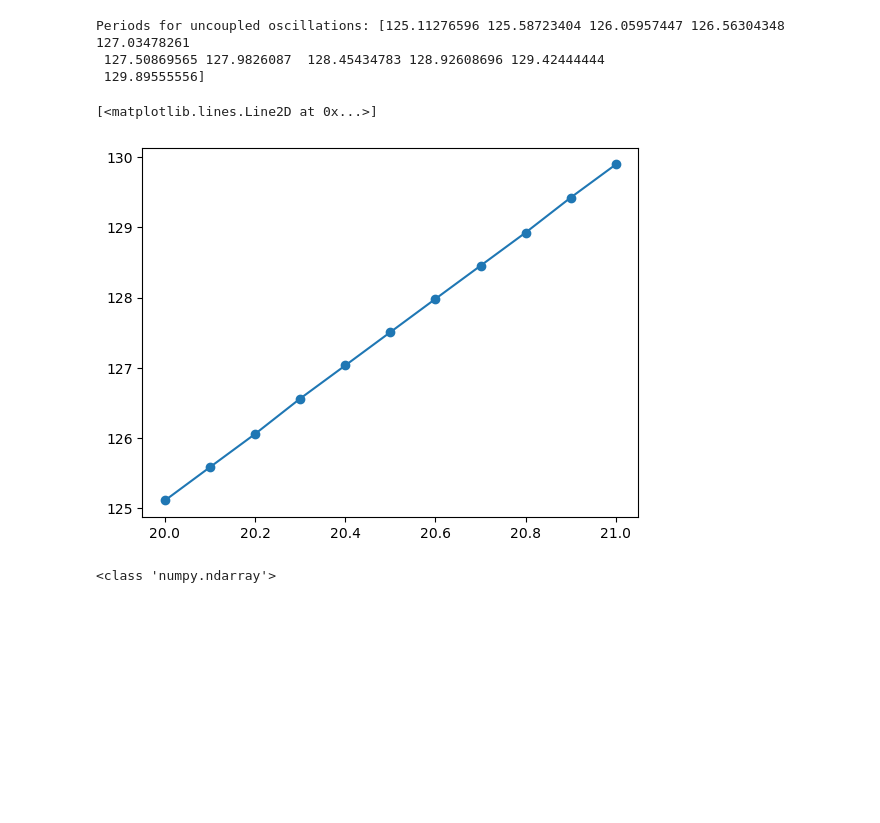
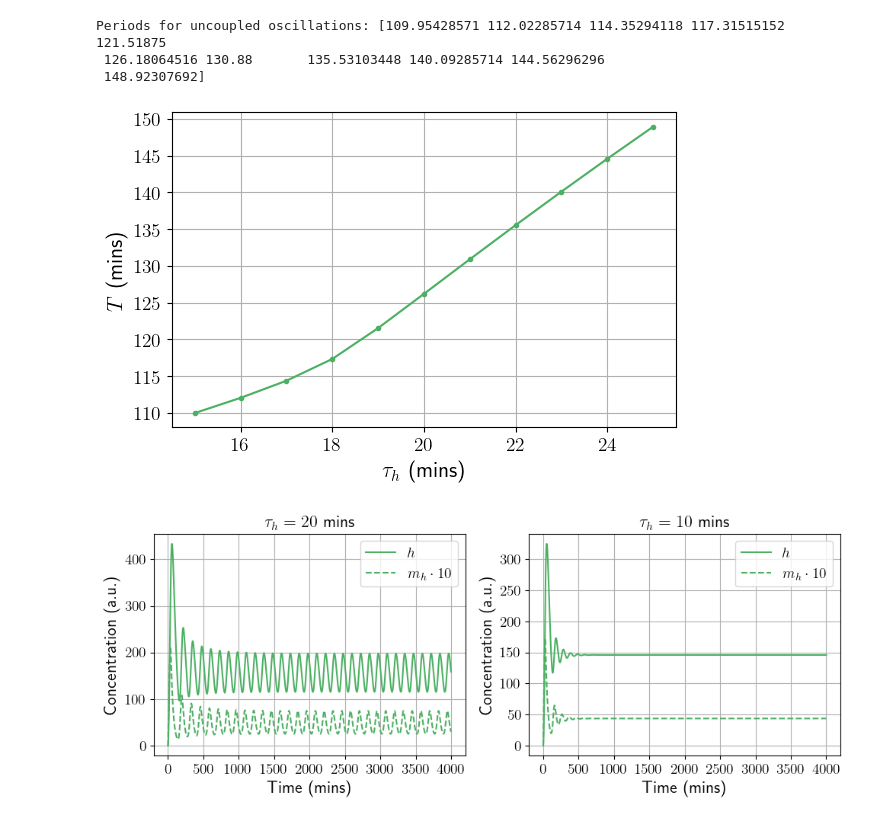
Before and after one commit to kbmcdonnell/2025_mouse_oscillations_MEP_Kate_McDonnell, a Jupyter notebook: Delta_Hes/uncoupled_hes_osc.ipynb, the cells around one changed output. Saved outputs shown, nothing was run; the diff lists cells and outputs as text; code cells hidden in the pictures; blank space fills up the shorter version.

```diff
--- a/Delta_Hes/uncoupled_hes_osc.ipynb
+++ b/Delta_Hes/uncoupled_hes_osc.ipynb
@@ -11,6 +11,8 @@ import pickle
 import matplotlib.cm as cm
 import visualisation as vis
 from delta_hes_model import *
+
+plt.rcParams['text.usetex'] = True
 # %%
 #set the lattice of the cells
 P = 2
@@ -31,17 +33,19 @@ l = 5
 n = 3
 
 # the important parameters for this test
-T_h = 20     # delay in Hes of first cell
+T_h = 10     # delay in Hes of first cell
 
-num_tsteps = 60000
-dt = 0.1
+num_tsteps = 20000
+dt = 0.2
 # %%
 #uncoupled periods:
 w_coupling = 0
 
 params = get_params(gamma_h, gamma_d, gamma_m, p_h, p_d, T_h, T_coupling, w_h, w_coupling, l, n, lattice, grad_hes = False , grad_coup = False, grad_hes_strength = 0, grad_coup_strength = 0)
+# %%
+h, m_h, d, m_d = simulate(num_tsteps, dt, lattice, params, coupling_type='Delta', initial_type='uniform')
 # %%
-hes_delays = np.linspace(0, 1, 11) + 20
+hes_delays = np.linspace(0, 10, 11) + 15
 
 results_uncoupled = np.zeros((len(hes_delays), num_tsteps, 2))
 
@@ -92,20 +112,38 @@ def estimate_period_from_peaks(signal, time=None, height=None, distance=500, pro
 # %%
 periods_uncoupled = np.zeros(len(hes_delays))
 
 for i in range(len(hes_delays)):
     # Estimate period for each delay
     periods_uncoupled[i], _ = estimate_period_from_peaks(results_uncoupled[i, :, 0], time=np.arange(num_tsteps) * dt, distance=500)
 
 print("Periods for uncoupled oscillations:", periods_uncoupled)
 
-plt.plot(hes_delays, periods_uncoupled, marker='o')
+cmap = cm.get_cmap('YlGn')
+colour = cmap(0.6)
+
+plt.figure(figsize=(6, 4))
+
+plt.plot(hes_delays, periods_uncoupled, marker='.', linestyle='-', color=colour)
+plt.xlabel(r'$\tau_h$ (mins)', fontsize=16)
+plt.ylabel(r'$T$ (mins)', fontsize=16)
+plt.grid()
+plt.xticks(fontsize=14)
+plt.yticks(fontsize=14)
+plt.tight_layout()
+# plt.savefig('single_cell_hes_periods.png', dpi=600)
 # %% [output]
-Periods for uncoupled oscillations: [125.11276596 125.58723404 126.05957447 126.56304348 127.03478261
- 127.50869565 127.9826087  128.45434783 128.92608696 129.42444444
- 129.89555556]
+Periods for uncoupled oscillations: [109.95428571 112.02285714 114.35294118 117.31515152 121.51875
+ 126.18064516 130.88       135.53103448 140.09285714 144.56296296
+ 148.92307692]
-[<matplotlib.lines.Line2D at 0x...>]
-[figure, old version]
+[figure, new version]
 # %%
-print(type(periods_uncoupled))
+hes_examples = [10, 20]
+
+results_examples= np.zeros((len(hes_delays), num_tsteps, 2))
+
+for i in range(len(hes_examples)):
+    T_h = hes_examples[i]  # set the delay in Hes of first cell
+    params = get_params(gamma_h, gamma_d, gamma_m, p_h, p_d, T_h, T_coupling, w_h, w_coupling, l, n, lattice, grad_hes = False , grad_coup = False, grad_hes_strength = 0, grad_coup_strength = 0)
+    h, m_h, d, m_d = simulate(num_tsteps, dt, lattice, params, coupling_type= 'Delta', initial_type='uniform')
+    results_uncoupled[i,:,0] = h[:,0].flatten()
+    results_uncoupled[i,:,1] = m_h[:,0].flatten()
-# %% [output]
-<class 'numpy.ndarray'>
@@ -117,0 +150,28 @@ with open('periods_uncoupled.pickle', 'rb') as f:
+# %%
+plt.figure(figsize=(10, 4))
+plt.subplot(1,2,1)
+plt.plot(np.arange(0, num_tsteps * dt, dt), results_uncoupled[1, :, 0], color=colour, label=r'$h$')
+plt.plot(np.arange(0, num_tsteps * dt, dt), results_uncoupled[1, :, 1]*10, color=colour, linestyle='--', label=r'$m_h \cdot 10$')
+plt.xlabel(r'Time (mins)', fontsize=16)
+plt.ylabel(r'Concentration (a.u.)', fontsize=16)
+plt.grid()
+plt.xticks(fontsize=14)
+plt.yticks(fontsize=14)
+plt.title(r'$\tau_h = 20$ mins', fontsize=16)
+plt.legend(fontsize=14)
+
+plt.subplot(1,2,2)
+plt.plot(np.arange(0, num_tsteps * dt, dt), results_uncoupled[0, :, 0], color=colour, label=r'$h$')
+plt.plot(np.arange(0, num_tsteps * dt, dt), results_uncoupled[0, :, 1]*10, color=colour, linestyle='--', label=r'$m_h\cdot 10$')
+plt.xlabel(r'Time (mins)', fontsize=16)
+plt.ylabel(r'Concentration (a.u.)', fontsize=16)
+plt.grid()
+plt.xticks(fontsize=14)
+plt.yticks(fontsize=14)
+plt.title(r'$\tau_h = 10$ mins', fontsize=16)
+plt.tight_layout()
+plt.legend(fontsize=14)
+
+plt.savefig('single_cell_examples.png', dpi=600)
+# %% [output]
+[figure, added]
```
Also changed, not shown: parts of 3 cells of this notebook, 3 other files.
